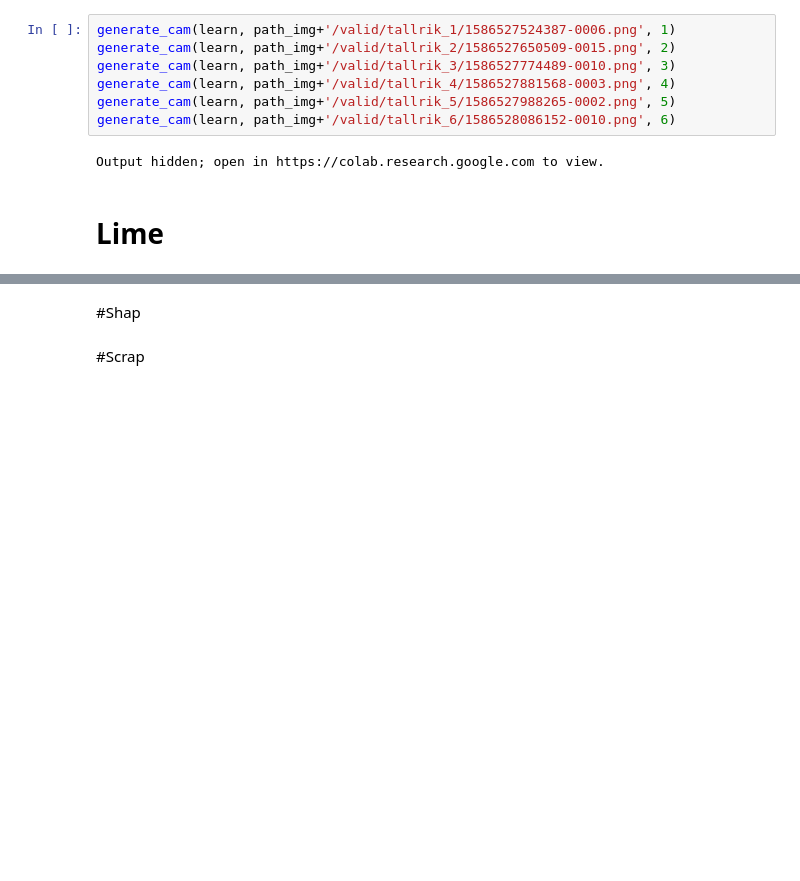
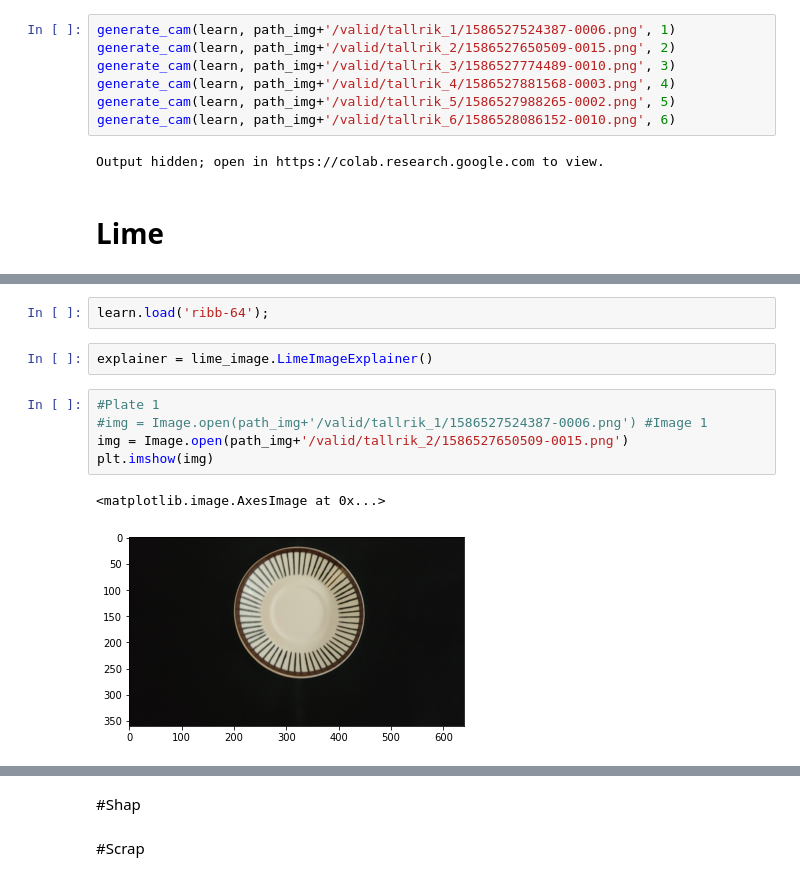
Before and after one commit to k3larra/explain1, a Jupyter notebook: code.ipynb, the cells around one changed output, grey strips where cells are left out. Cells and saved outputs as stored; diff of their text form; blank space fills up the shorter version.

```diff
--- a/code.ipynb
+++ b/code.ipynb
@@ -68,0 +118,12 @@ Output hidden; open in https://colab.research.google.com to view.
+# %%
+learn.load('ribb-64');
+# %%
+explainer = lime_image.LimeImageExplainer()
+# %%
+#Plate 1
+#img = Image.open(path_img+'/valid/tallrik_1/1586527524387-0006.png') #Image 1
+img = Image.open(path_img+'/valid/tallrik_2/1586527650509-0015.png')
+plt.imshow(img)
+# %% [output]
+<matplotlib.image.AxesImage at 0x...>
+[figure, added]
```
Also changed, not shown: parts of 29 cells of this notebook.
